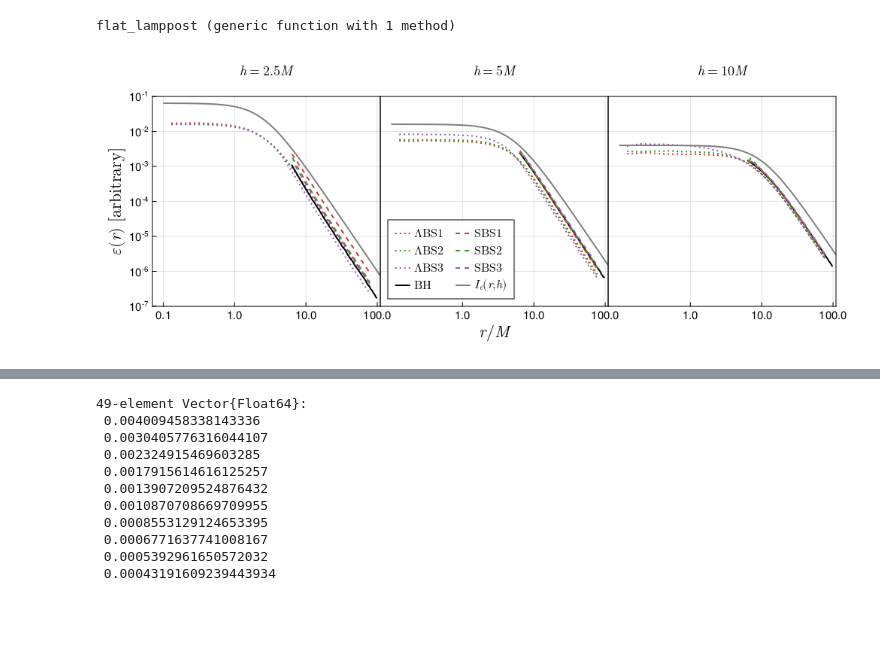
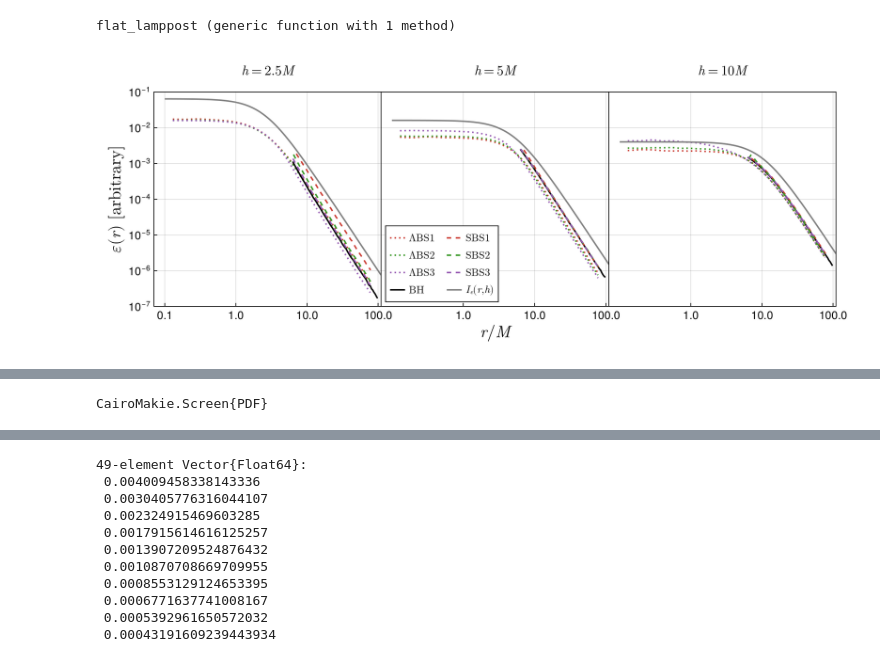
Before and after one commit to joaquinpelle/BosonStars, a Jupyter notebook: bosonstar.ipynb, the cells around one changed output, grey strips where cells are left out. Drawn from its saved outputs; the diff is of its cells as text; code cells hidden in the pictures; blank space fills up the shorter version.

```diff
--- a/bosonstar.ipynb
+++ b/bosonstar.ipynb
@@ -39,7 +39,7 @@ end
 axes = Matrix{Axis}(undef, 3, 3)
 set_theme!(; fonts = (; regular = "Times New Roman"))
 layout = GridLayout(3, 3)
-fig = Figure(layout = layout, resolution = (800, 800))
+fig = Figure(layout = layout, size = (800, 800))
 inclination_labels = [L"\xi = 5^\circ", L"\xi = 45^\circ", L"\xi = 85^\circ"]
 # inclination_labels = [L"5^\circ", L"45^\circ", L"85^\circ"]
 cbar_ticks_LBS = [[0.0,0.02,0.05],[0.0, 0.1, 0.2],[0.0, 0.5, 1.0]]
@@ -391,7 +393,7 @@ end
 flat_lamppost (generic function with 1 method)
 # %%
 model = "LBS"
-heights = Any[2.5, 5, 10]
+heights = Any[2.5, 5.0, 10.0]
 data_LBS = get_profile_data("LBS", heights; num_bins = 40)
 data_SBS = get_profile_data("SBS", heights; num_bins = 40)
 data_SCH = get_sch_profile_data(heights; num_bins = 40)
@@ -399,7 +401,7 @@ data_SCH = get_sch_profile_data(heights; num_bins = 40)
 axes = Matrix{Axis}(undef, 1,3)
 set_theme!(; fonts = (; regular = "Times New Roman"))
 layout = GridLayout(1,3)
-fig = Figure(layout = layout, resolution = (1000,400))
+fig = Figure(layout = layout, size))
 height_labels = [L"h = 2.5 M", L"h = 5 M", L"h = 10 M"]
 heights = [2.5, 5, 10]
 model_labelsL = [L"\Lambda \text{BS1}", L"\Lambda \text{BS2}", L"\Lambda \text{BS3}"]
@@ -453,32 +455,32 @@ for j in 1:3
     ax.ylabelsize = 22
     ax.xticklabelsize = 15
     ax.yticklabelsize = 15
     ax.xtickalign = 1
     ax.xticks = xticks[j]
     ax.xtickformat = "{:.1f}"
     # supertitle = Label(fig[0,j], inclination_labels[j], justification=:center, fontsize=16, color=:black)
     # supertitle.tellwidth = false
     # supertitle.padding = (0.0, 0.0, 10.0, 0.0)
     for i in [1,2,3]
         dataS = data_SBS[i,j]
         labelS = L"%$(model_labelsS[i])"#, %$(inclination_labels[j])"
         lines!(ax, dataS[:,1], dataS[:,2]; linewidth=2.0, color=colors[i], linestyle=:dash, label=labelS)
     end
     rad = exp10.(range(log10(0.1), stop=log10(110), length=100))
     lamp = map(r -> flat_lamppost(r, heights[j]), rad)
     lines!(ax, rad, 0.4lamp; linewidth=2.0, color=:gray, linestyle=:solid, label=L"I_e(r,h)")
     # if j == 2
     # end
     supertitle = Label(fig[0,j], height_labels[j], justification=:center, fontsize=18, color=:black)
     supertitle.tellwidth = false
     supertitle.padding = (0.0, 0.0, 1.0, 0.0)
 end
 
 leg = axislegend(axmid, position=:lb, nbanks = 4, orientation=:horizontal)
 # leg = Legend(fig[1,2], axmid, L"\text{Model}", nbanks = 4, tellwidth=false, tellheight=false, orientation=:horizontal, valign=:bottom)
 colgap!(fig.layout, 0)
 # colgap!(fig.layout, 3, 12)
 display(fig)
-save("plots/profiles.pdf", fig)
+save("plots/profiles_new.pdf", fig)
 # %% [output]
-[figure, old version]
+[figure, new version]
@@ -486,2 +489,3 @@ CairoMakie.Screen{PDF}
+CairoMakie.Screen{PDF}
 # %%
 model = "LBS"
```
Also changed, not shown: parts of 6 cells of this notebook, 10 other files.
